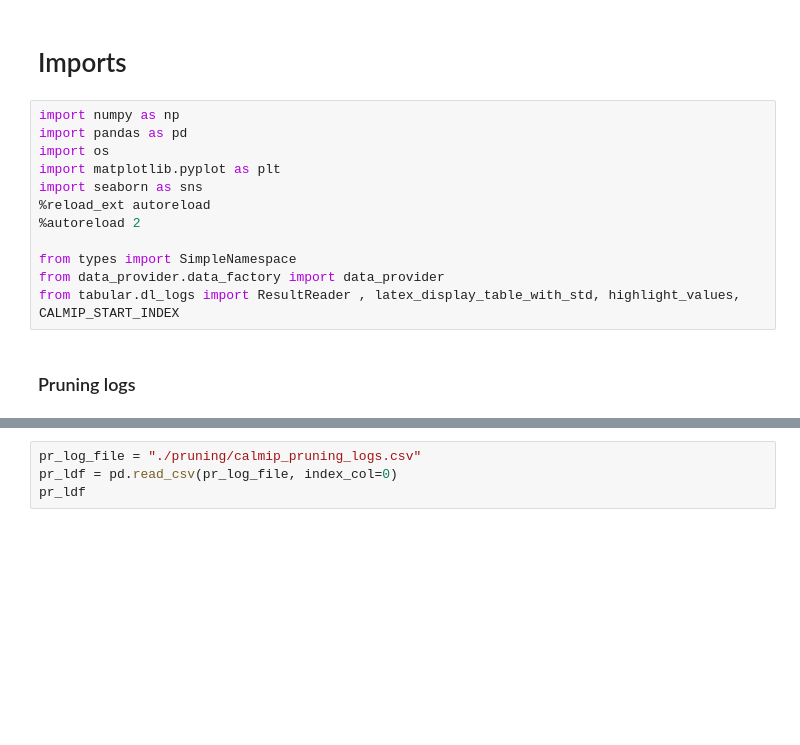
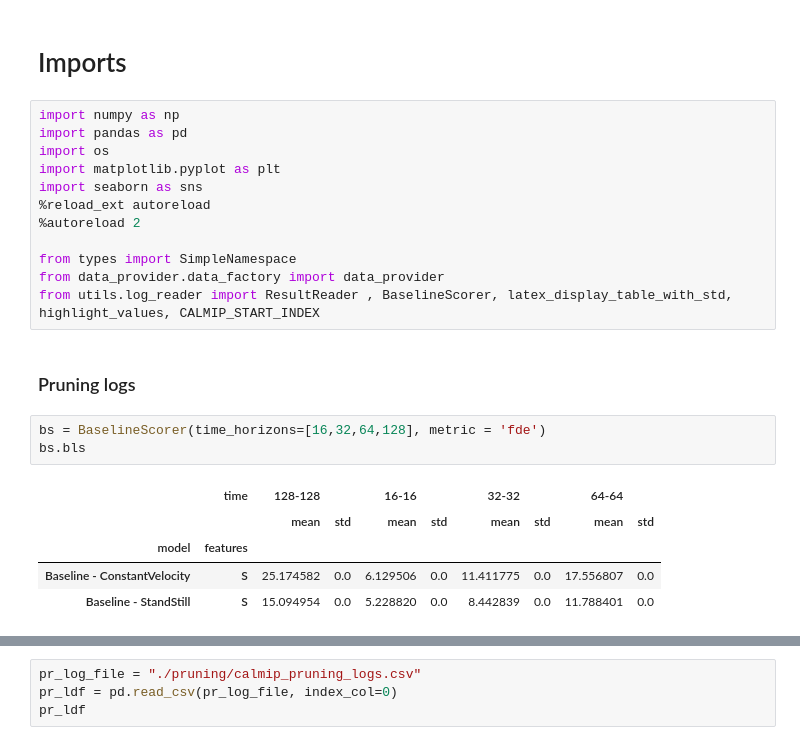
Before and after one commit to arnaud-odet/Time-Series-Library, a Jupyter notebook: results.ipynb, the cells around one changed output, grey strips where cells are left out. Saved outputs shown, nothing was run; the diff lists cells and outputs as text; blank space fills up the shorter version.

Commit message:
baselinescorer class

```diff
--- a/results.ipynb
+++ b/results.ipynb
@@ -11,6 +11,15 @@ import seaborn as sns
 
 from types import SimpleNamespace
 from data_provider.data_factory import data_provider
-from tabular.dl_logs import ResultReader , latex_display_table_with_std, highlight_values, CALMIP_START_INDEX
+from utils.log_reader import ResultReader , BaselineScorer, latex_display_table_with_std, highlight_values, CALMIP_START_INDEX
 # %% [markdown]
 ### Pruning logs
+# %%
+bs = BaselineScorer(time_horizons=[16,32,64,128], metric = 'fde')
+bs.bls
+# %% [output]
+|  | time | 128-128 |  | 16-16 |  | 32-32 |  | 64-64 |  |
+|  |  | mean | std | mean | std | mean | std | mean | std |
+| model | features |  |  |  |  |  |  |  |  |
+| Baseline - ConstantVelocity | S | 25.174582 | 0.0 | 6.129506 | 0.0 | 11.411775 | 0.0 | 17.556807 | 0.0 |
+| Baseline - StandStill | S | 15.094954 | 0.0 | 5.228820 | 0.0 | 8.442839 | 0.0 | 11.788401 | 0.0 |
```
Also changed, not shown: parts of 1 cell of this notebook, 4 other files.
